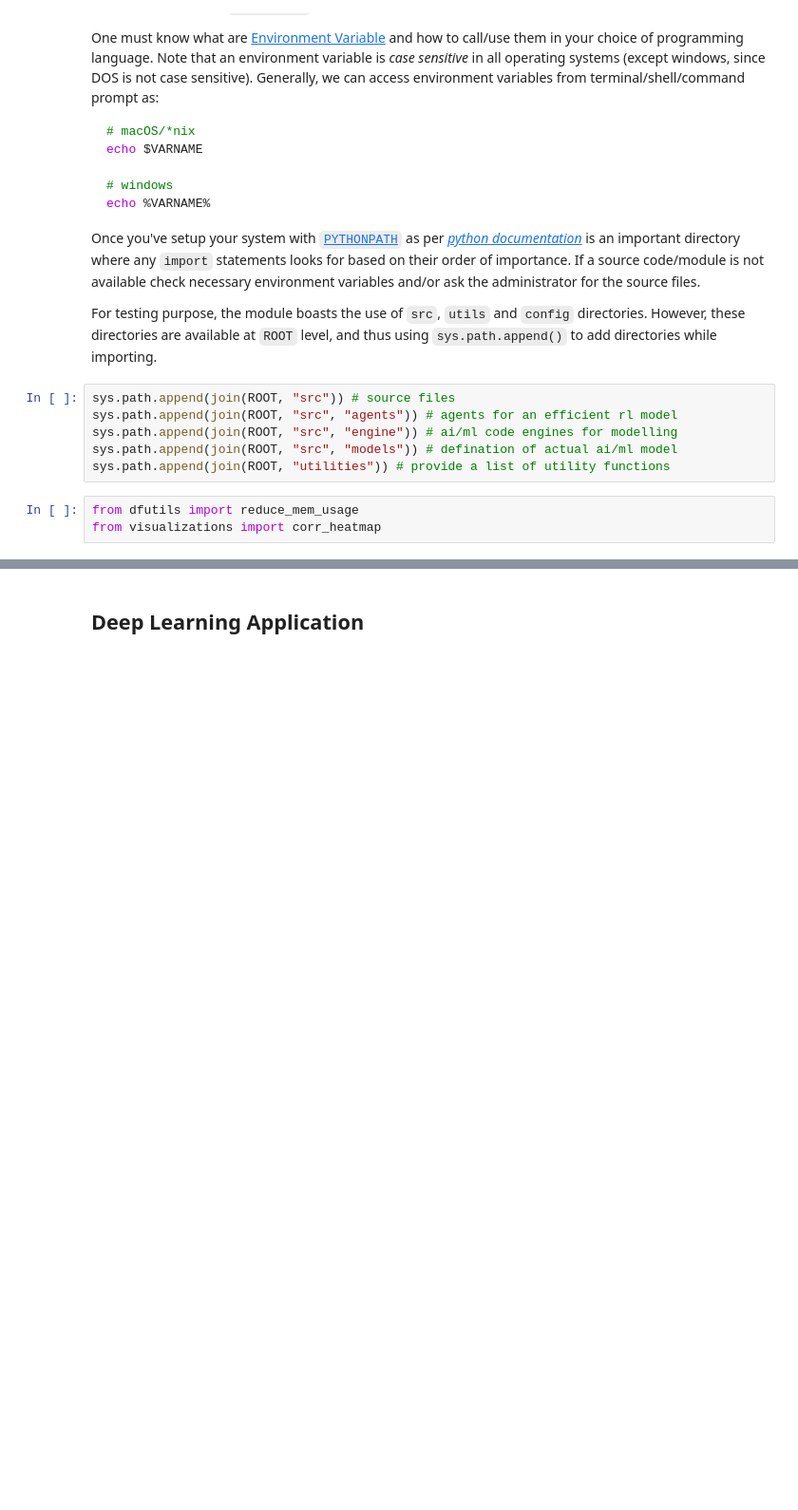
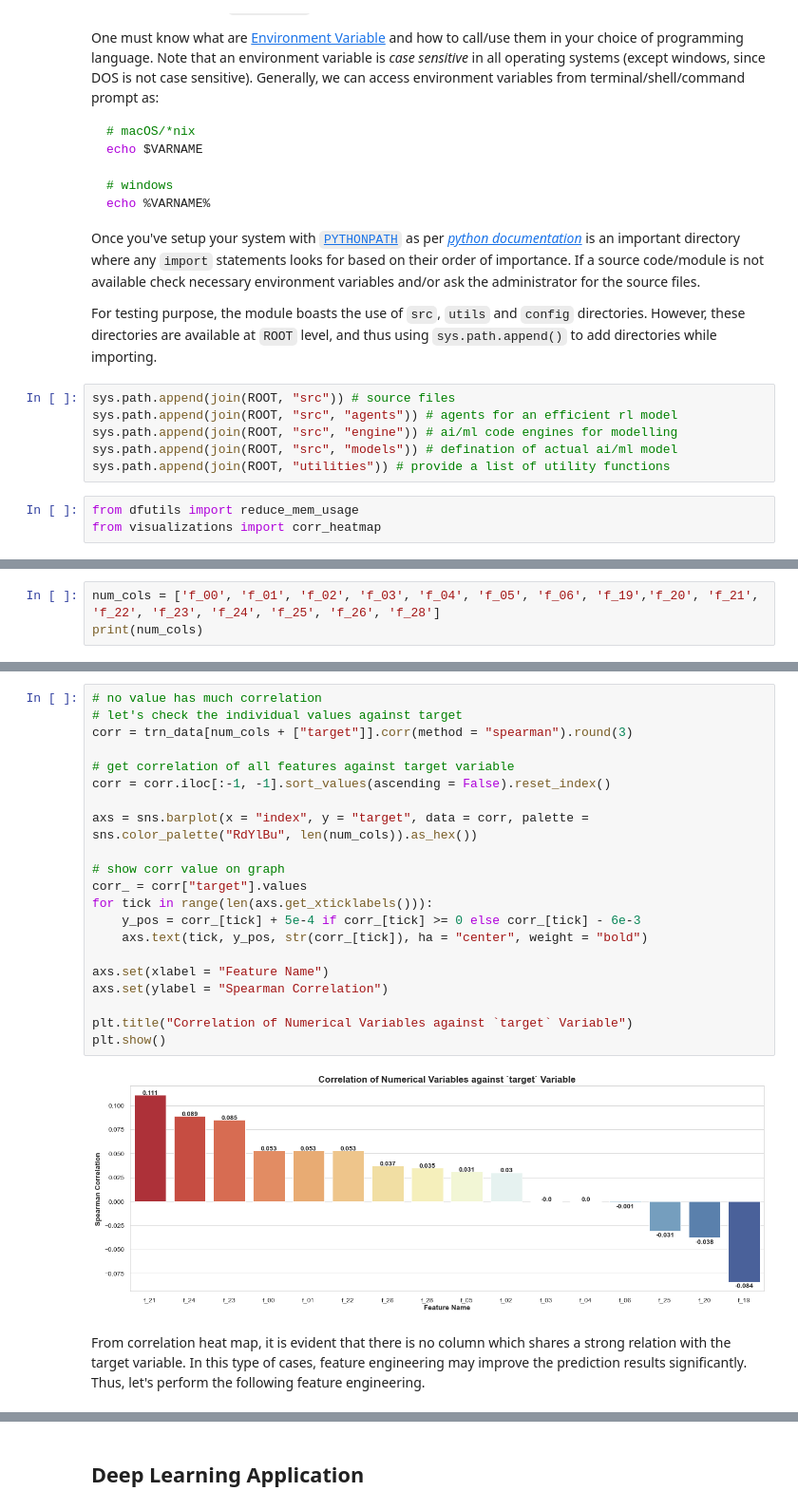
Before and after one commit to ZenithClown/self-development, a Jupyter notebook: notebooks/Tabular Playground Series [TPS] May, 2022.ipynb, the cells around one changed output, grey strips where cells are left out. Shown: that part at 95% size. Saved outputs shown, nothing was run; the diff lists cells and outputs as text; blank space fills up the shorter version.

```diff
--- a/notebooks/Tabular Playground Series [TPS] May, 2022.ipynb
+++ b/notebooks/Tabular Playground Series [TPS] May, 2022.ipynb
@@ -164,0 +255,3 @@ tst_data = read_file(join(DATA, "test.csv"), reduce_memory = False)
+# %%
+num_cols = ['f_00', 'f_01', 'f_02', 'f_03', 'f_04', 'f_05', 'f_06', 'f_19','f_20', 'f_21', 'f_22', 'f_23', 'f_24', 'f_25', 'f_26', 'f_28']
+print(num_cols)
@@ -198,0 +325,25 @@ trn_data.describe(percentiles = [0.05, 0.25, 0.50, 0.75, 0.95])
+# %%
+# no value has much correlation
+# let's check the individual values against target
+corr = trn_data[num_cols + ["target"]].corr(method = "spearman").round(3)
+
+# get correlation of all features against target variable
+corr = corr.iloc[:-1, -1].sort_values(ascending = False).reset_index()
+
+axs = sns.barplot(x = "index", y = "target", data = corr, palette = sns.color_palette("RdYlBu", len(num_cols)).as_hex())
+
+# show corr value on graph
+corr_ = corr["target"].values
+for tick in range(len(axs.get_xticklabels())):
+    y_pos = corr_[tick] + 5e-4 if corr_[tick] >= 0 else corr_[tick] - 6e-3
+    axs.text(tick, y_pos, str(corr_[tick]), ha = "center", weight = "bold")
+
+axs.set(xlabel = "Feature Name")
+axs.set(ylabel = "Spearman Correlation")
+
+plt.title("Correlation of Numerical Variables against `target` Variable")
+plt.show()
+# %% [output]
+[figure, added]
+# %% [markdown]
+From correlation heat map, it is evident that there is no column which shares a strong relation with the target variable. In this type of cases, feature engineering may improve the prediction results significantly. Thus, let's perform the following feature engineering.
```
Also changed, not shown: parts of 52 cells of this notebook.
